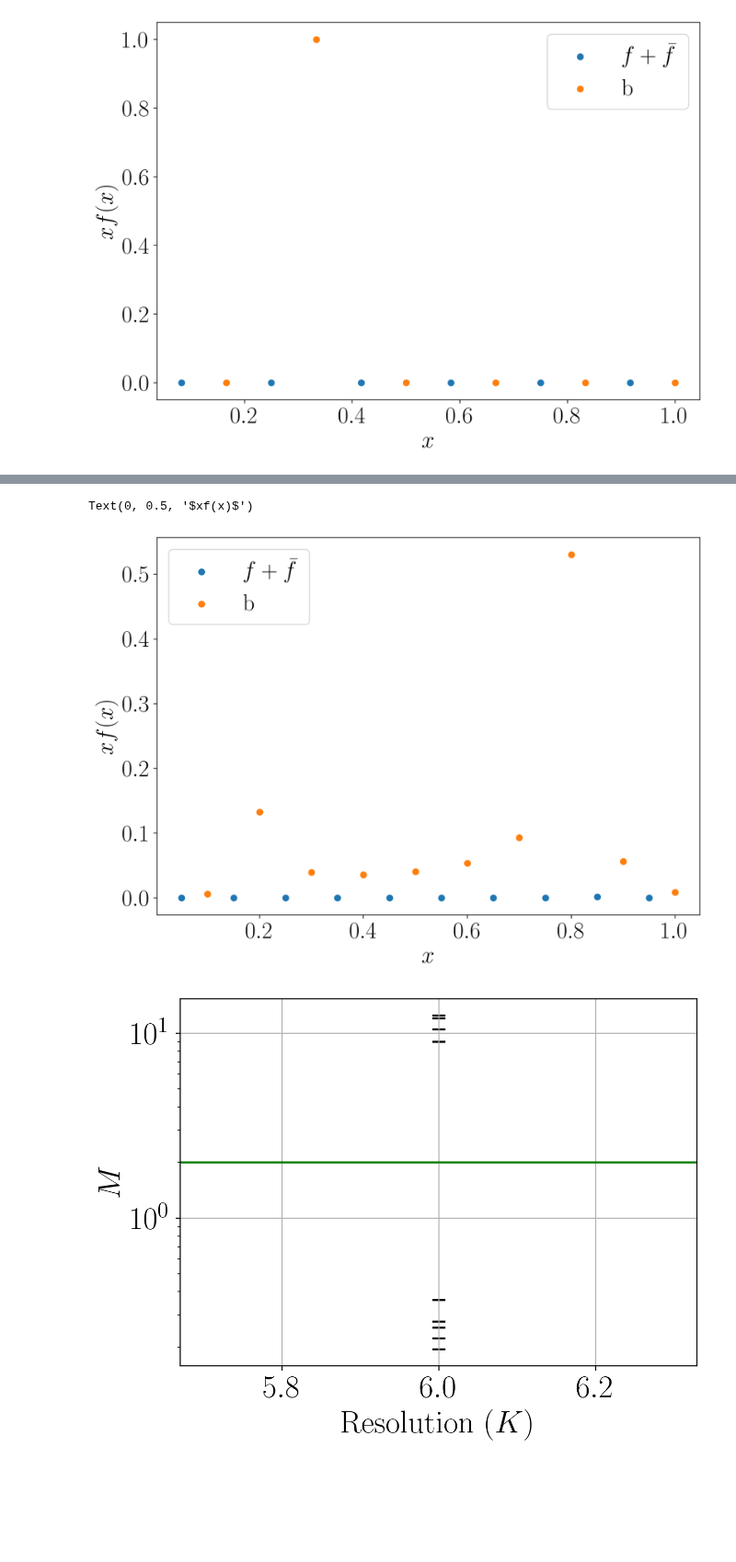
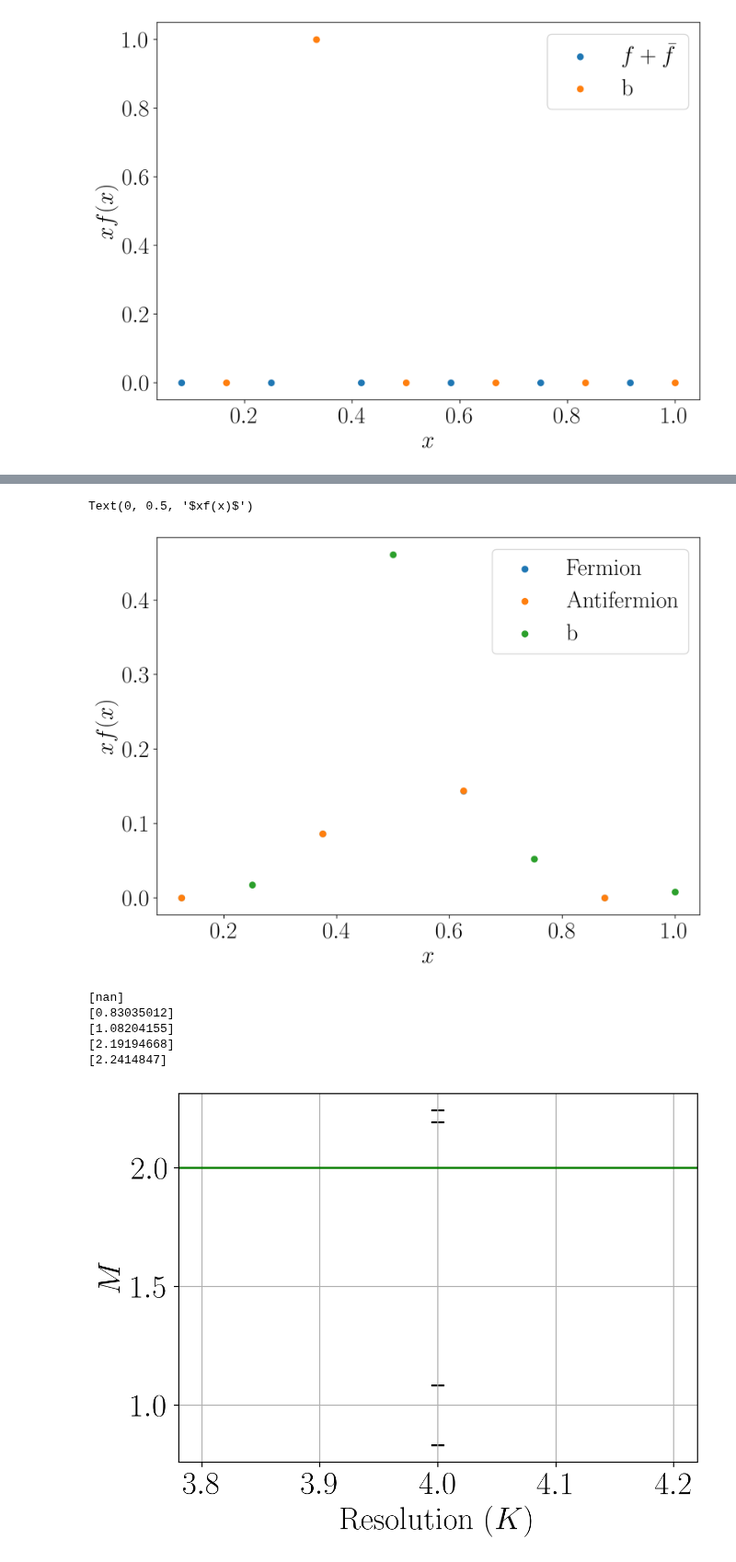
Before and after one commit to cgustin99/OpenParticle, a Jupyter notebook: models/Yukawa/yukawa.ipynb, the cells around one changed output, grey strips where cells are left out. Shown at 92% size. Drawn from its saved outputs; the diff is of its cells as text; code cells hidden in the pictures; blank space fills up the shorter version.

```diff
--- a/models/Yukawa/yukawa.ipynb
+++ b/models/Yukawa/yukawa.ipynb
@@ -38,7 +38,7 @@ def get_eigenstates(resolutions, g, mf, mb, Q, num_eigenstates, n_particles: int
 
         print("Matrix generation...")
         # tmp_mat = generate_matrix(hamiltonian, cutoff_basis)
-        tmp_mat = generate_matrix(hamiltonian, baryon_number_basis)
+        tmp_mat = generate_matrix_hermitian(hamiltonian, baryon_number_basis)
         print("Matrix generation:",  time.time() - res_time_init)
         res_time_init = time.time()
 
@@ -512,16 +511,17 @@ def get_renormalized_eigenstates(resolutions, t,  g, mf, mb, Q, num_eigenstates,
 
     return padded_eigenvalues, eigenstates
 # %%
-max_res = 10
+max_res = 4
 mf = 1
 mb = 1
 g = 4
 t = 0.1
 Q = 0
 num_eigenstates = 5
-n_particles = 2
+n_particles = 100
 
 resolutions = [max_res]
 # resolutions = np.arange(2, max_res + 1, 2)
-eigenvalues, eigenvectors = get_renormalized_eigenstates(resolutions, t = t, g = g, mf = mf, mb = mb, Q = Q, num_eigenstates = num_eigenstates, n_particles = n_particles)
+renormalized_eigenvalues, renormalized_eigenvectors = get_renormalized_eigenstates(resolutions, t = t, g = g, mf = mf,
+                                                                                   mb = mb, Q = Q, num_eigenstates = num_eigenstates, n_particles = n_particles)
 # %% [output]
@@ -537,5 +543,5 @@ Eigenvalues: 0.00017380714416503906
 # %%
-psi = eigenvectors[4]
+psi = renormalized_eigenvectors[0]
 res = max_res
 
 fermion_pdf = pdf(res, psi, 'fermion')
@@ -564,22 +570,28 @@ plt.ylabel(f'$xf(x)$')
 # plt.title(f"Yukawa $Q = {baryon_number}$ bound state PDF")
 # %% [output]
 Text(0, 0.5, '$xf(x)$')
-[figure, old version]
+[figure, new version]
 # %%
 plt.figure(figsize = (7, 5), dpi = 200)
-colors = plt. cm.viridis(np.linspace(0, 1, eigenstates.shape[0]))
-for i, eig in enumerate(eigenstates):
+colors = plt. cm.viridis(np.linspace(0, 1, renormalized_eigenvalues.shape[0]))
+for i, eig in enumerate(renormalized_eigenvalues):
     # plt.plot(K_values, eig, marker='o', color = colors[i], label=f" $E_{i}$")#
+    print(np.sqrt(eig))
     plt.scatter(resolutions, np.sqrt(eig), color = 'black', marker='_', s = 100)
 
 plt.xlabel("Resolution ($K$)")
 plt.ylabel("$M$")
 plt.axhline(y = 2*mf, color = 'r', linestyle = '-')
 plt.axhline(y = 2*mb, color = 'g', linestyle = '-')
 # plt.title( f'$t = {t}$,$g = {g}$, $m_f$ = {mf}, $m_b$ = {mb}')
 # plt.legend()
-plt.yscale('log')
+# plt.yscale('log')
 plt.grid()
 plt.show()
 # %% [output]
+[nan]
+[0.83035012]
+[1.08204155]
+[2.19194668]
+[2.2414847]
-[figure, old version]
+[figure, new version]
```
Also changed, not shown: parts of 5 cells of this notebook, 2 other files.
